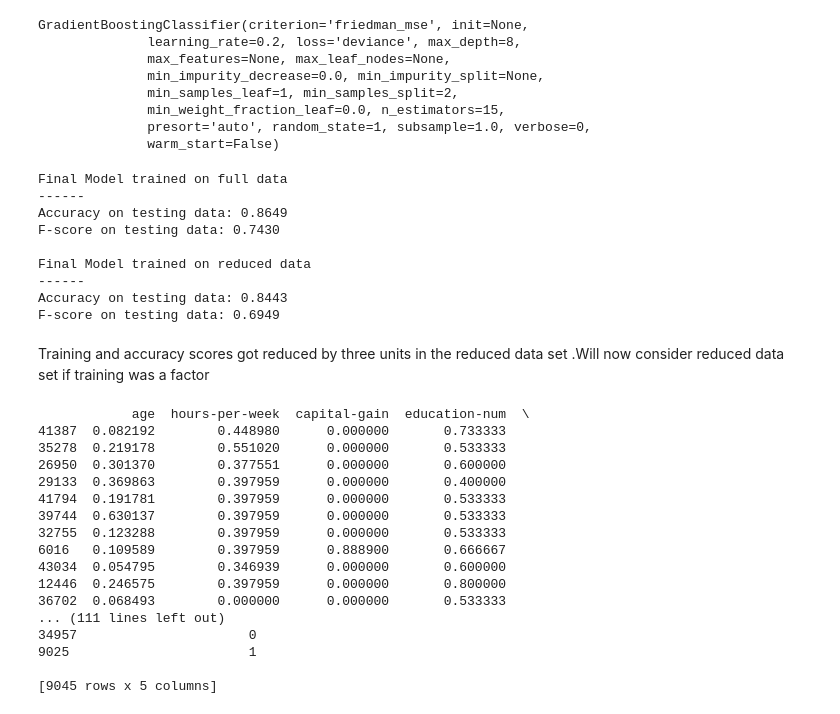
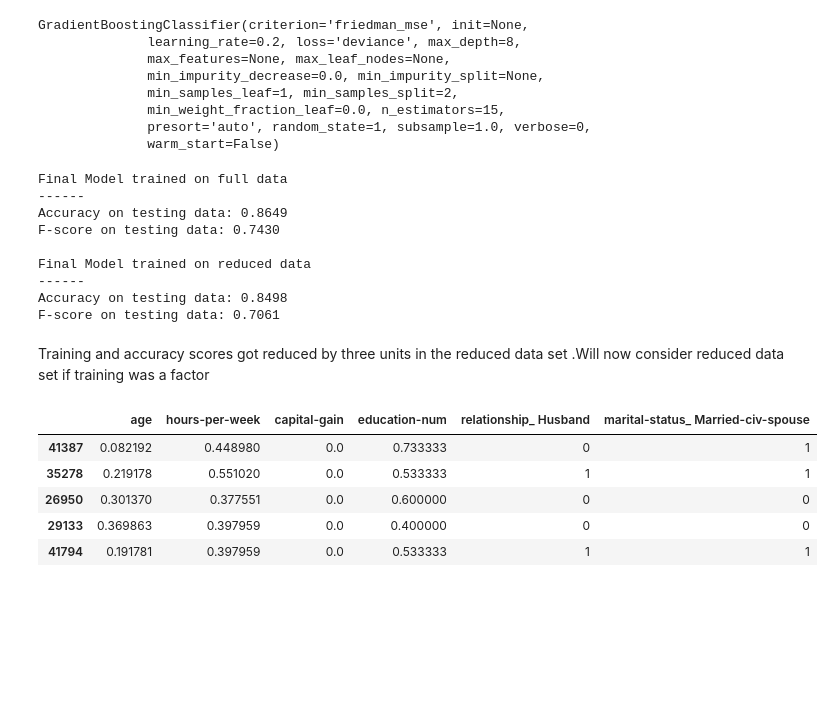
Before and after one commit to bmanishreddy/Finding-Donors-Based-On-Income, a Jupyter notebook: JupyterNotebook/finding_donors.ipynb, the cells around one changed output. Drawn from its saved outputs; the diff is of its cells as text; code cells hidden in the pictures; blank space fills up the shorter version.

```diff
--- a/JupyterNotebook/finding_donors.ipynb
+++ b/JupyterNotebook/finding_donors.ipynb
@@ -663,8 +663,8 @@ GradientBoostingClassifier(criterion='friedman_mse', init=None,
 from sklearn.base import clone
 
 # Reduce the feature space
-X_train_reduced = X_train[X_train.columns.values[(np.argsort(importances)[::-1])[:5]]]
-X_test_reduced = X_test[X_test.columns.values[(np.argsort(importances)[::-1])[:5]]]
+X_train_reduced = X_train[X_train.columns.values[(np.argsort(importances)[::-1])[:6]]]
+X_test_reduced = X_test[X_test.columns.values[(np.argsort(importances)[::-1])[:6]]]
 
 # Train on the "best" model found from grid search earlier
 clf = (clone(best_clf)).fit(X_train_reduced, y_train)
@@ -687,31 +687,20 @@ F-score on testing data: 0.7430
 
 Final Model trained on reduced data
 ------
-Accuracy on testing data: 0.8443
-F-score on testing data: 0.6949
+Accuracy on testing data: 0.8498
+F-score on testing data: 0.7061
 # %% [markdown]
 
 Training and accuracy scores got reduced by three  units in the reduced data set .Will now  consider reduced data set if training was a factor
-# %%
-print(X_test_reduced)
-# %% [output]
-            age  hours-per-week  capital-gain  education-num  \
-41387  0.082192        0.448980      0.000000       0.733333
-35278  0.219178        0.551020      0.000000       0.533333
-26950  0.301370        0.377551      0.000000       0.600000
-29133  0.369863        0.397959      0.000000       0.400000
-41794  0.191781        0.397959      0.000000       0.533333
-39744  0.630137        0.397959      0.000000       0.533333
-32755  0.123288        0.397959      0.000000       0.533333
-6016   0.109589        0.397959      0.888900       0.666667
-43034  0.054795        0.346939      0.000000       0.600000
-12446  0.246575        0.397959      0.000000       0.800000
-36702  0.068493        0.000000      0.000000       0.533333
-... (111 lines left out)
-34957                      0
-9025                       1
-
-[9045 rows x 5 columns]
+# %%
+X_test_reduced.head()
+# %% [output]
+|  | age | hours-per-week | capital-gain | education-num | relationship_ Husband | marital-status_ Married-civ-spouse |
+| 41387 | 0.082192 | 0.448980 | 0.0 | 0.733333 | 0 | 1 |
+| 35278 | 0.219178 | 0.551020 | 0.0 | 0.533333 | 1 | 1 |
+| 26950 | 0.301370 | 0.377551 | 0.0 | 0.600000 | 0 | 0 |
+| 29133 | 0.369863 | 0.397959 | 0.0 | 0.400000 | 0 | 0 |
+| 41794 | 0.191781 | 0.397959 | 0.0 | 0.533333 | 1 | 1 |
 # %%
 !!jupyter nbconvert *.ipynb
 # %% [output]
```
Also changed, not shown: parts of 1 cell of this notebook, 1 other file.
